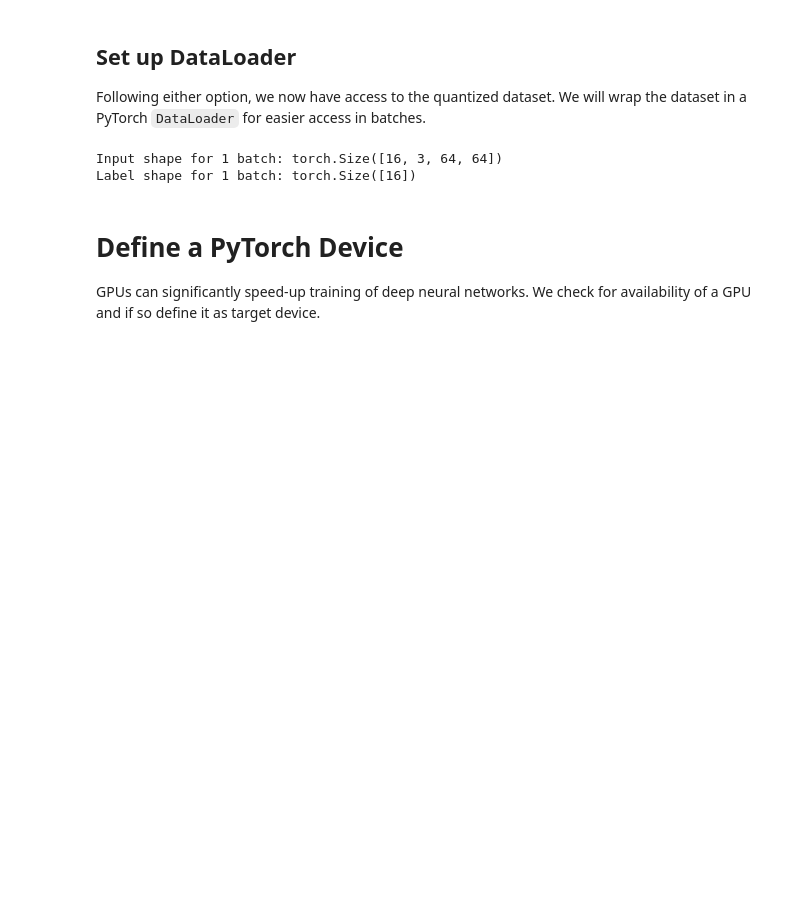
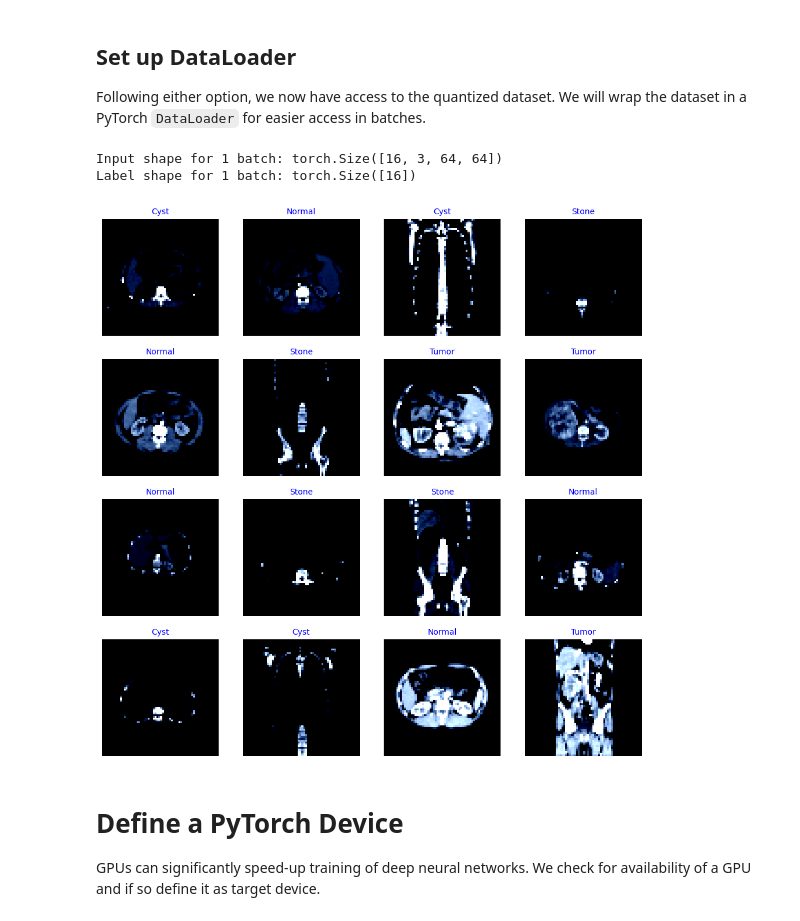
Before and after one commit to dellel/FINN_Brevitas, a Jupyter notebook: 1-train-mlp-with-brevitas.ipynb, the cells around one changed output. Cells and saved outputs as stored; diff of their text form; code cells hidden in the pictures; blank space fills up the shorter version.

```diff
--- a/1-train-mlp-with-brevitas.ipynb
+++ b/1-train-mlp-with-brevitas.ipynb
@@ -174,6 +198,25 @@ for x,y in train_quantized_loader:
 # %% [output]
 Input shape for 1 batch: torch.Size([16, 3, 64, 64])
 Label shape for 1 batch: torch.Size([16])
+# %%
+g_dict = class_indices  # Storing class indices
+classes = list(g_dict.keys())  # Getting class names
+images, labels = next(iter(train_quantized_loader))  # Getting a batch of images and labels
+
+plt.figure(figsize=(12, 12))  # Setting the figure size
+
+for i in range(16):  # Iterating through the first 16 images
+    plt.subplot(4, 4, i + 1)  # Creating a subplot
+    image = images[i].permute(1, 2, 0).numpy()  # Permuting and converting the image to numpy
+    image = np.clip(image, 0, 1)  # Clipping the image values to [0, 1]
+    plt.imshow(image)  # Displaying the image
+    index = labels[i].item()  # Getting the label index
+    class_name = classes[index]  # Getting the class name
+    plt.title(class_name, color='blue', fontsize=10)  # Setting the title of the subplot
+    plt.axis('off')  # Hiding the axis
+plt.show()  # Displaying the figure
+# %% [output]
+[figure, added]
 # %% [markdown]
 # Define a PyTorch Device <a id='define_pytorch_device'></a>
 
```
Also changed, not shown: parts of 13 cells of this notebook, 5 other files.
